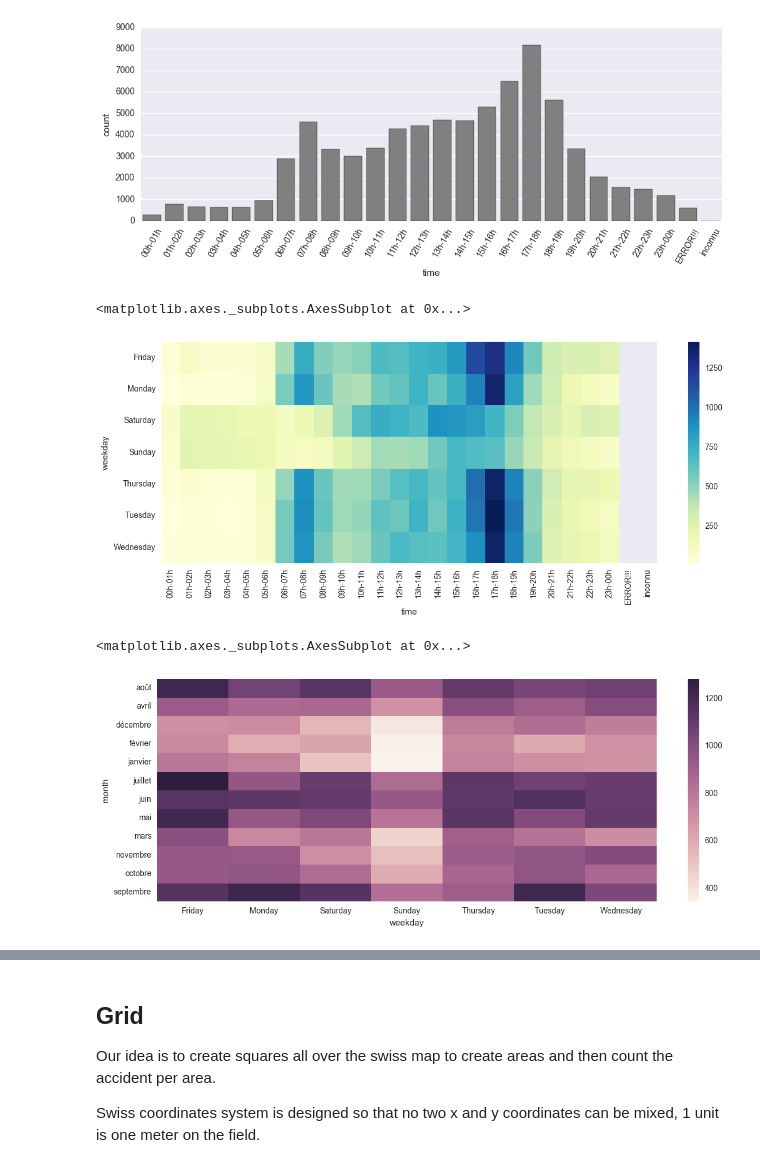
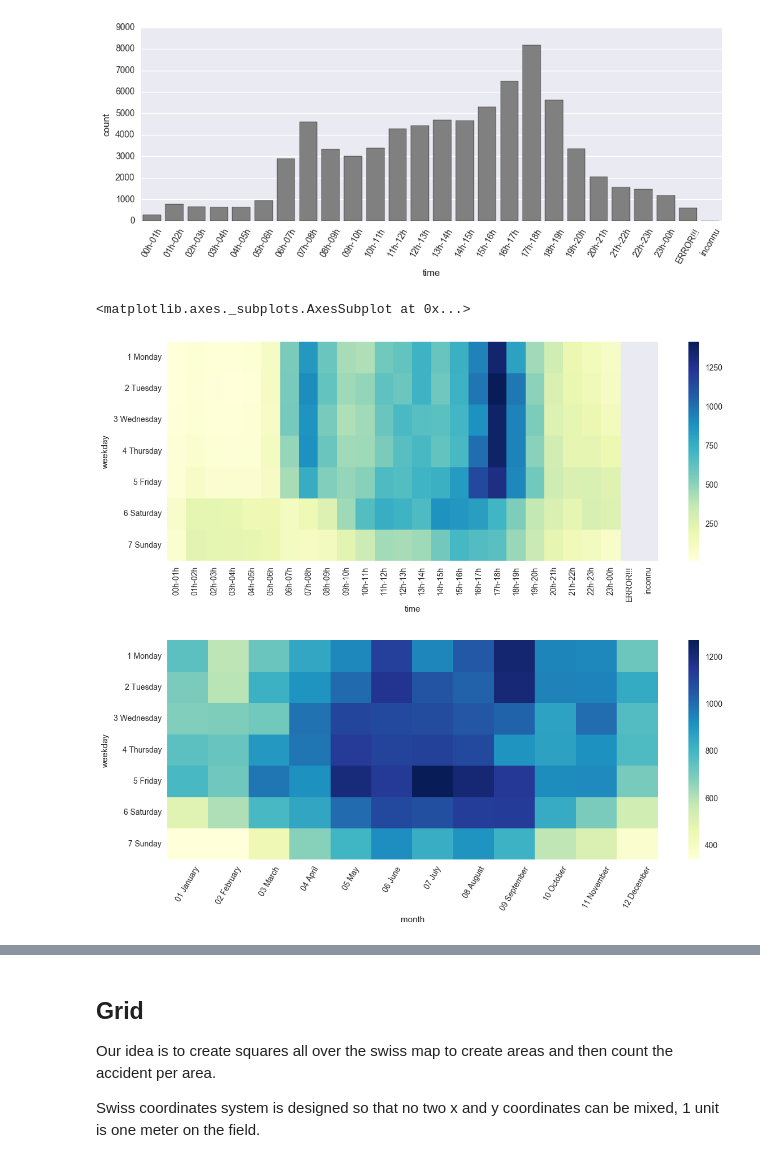
Before and after one commit to Jokau/ada-project, a Jupyter notebook: project_data_scraping.ipynb, the cells around one changed output, grey strips where cells are left out. Drawn from its saved outputs; the diff is of its cells as text; code cells hidden in the pictures.

```diff
--- a/project_data_scraping.ipynb
+++ b/project_data_scraping.ipynb
@@ -202,13 +202,13 @@ accidents_df = accidents_df.drop('layerBodId', axis=1)
 
 # Time properties
 weekdays_fr_en = {
-    'lundi': 'Monday',
-    'mardi': 'Tuesday',
-    'mercredi': 'Wednesday',
-    'jeudi': 'Thursday',
-    'vendredi': 'Friday',
-    'samedi': 'Saturday',
-    'dimanche': 'Sunday'
+    'lundi': '1 Monday',
+    'mardi': '2 Tuesday',
+    'mercredi': '3 Wednesday',
+    'jeudi': '4 Thursday',
+    'vendredi': '5 Friday',
+    'samedi': '6 Saturday',
+    'dimanche': '7 Sunday'
 }
 accidents_df.properties_accidentday_fr = accidents_df.properties_accidentday_fr.apply(lambda x: str.split(x, '/'))
 accidents_df['weekday'] = accidents_df.properties_accidentday_fr.apply(lambda x: weekdays_fr_en[x[0].strip(' ')])
@@ -217,6 +217,21 @@ accidents_df['month'] = accidents_df.properties_accidentday_fr.apply(lambda x: x
 accidents_df['year'] = accidents_df.properties_accidentyear
 accidents_df = accidents_df.drop('properties_accidentday_fr', axis=1)
 accidents_df = accidents_df.drop('properties_accidentyear', axis=1)
+months_fr_en = {
+    'janvier': '01 January',
+    'février': '02 February',
+    'mars': '03 March',
+    'avril': '04 April',
+    'mai': '05 May',
+    'juin': '06 June',
+    'juillet': '07 July',
+    'août': '08 August',
+    'septembre': '09 September',
+    'octobre': '10 October',
+    'novembre': '11 November',
+    'décembre': '12 December'
+}
+accidents_df.month = accidents_df.month.apply(lambda x: months_fr_en[x])
 
 # Accident severity
 severity_codes = {
@@ -227,7 +242,7 @@ severity_codes = {
 accidents_df.properties_severitycategorycode = accidents_df.properties_severitycategorycode.apply(lambda x: severity_codes[x])
 
 # Accident type
-accident_type = {
+type_of_accident = {
     0: 'Skidding or control loss',
     1: 'Overtaking or changing roads',
     2: 'Collision',
@@ -240,7 +255,7 @@ accident_type = {
     9: 'With animals',
     99: 'Other'
 }
-accidents_df.properties_accidenttypecode = accidents_df.properties_accidenttypecode.apply(lambda x: accident_type[x])
+accidents_df.properties_accidenttypecode = accidents_df.properties_accidenttypecode.apply(lambda x: type_of_accident[x])
 
 # Road type
 road_type = {
@@ -399,10 +414,12 @@ time_aware_accidents_df = accidents_df[(accidents_df.time != 'ERROR!!!') & (acci
 sns.heatmap(time_aware_accidents_df[['time', 'weekday']].reset_index().groupby(('weekday', 'time'), as_index=False).count().pivot('weekday', 'time', 'id'), cmap="YlGnBu")
 # %% [output]
 <matplotlib.axes._subplots.AxesSubplot at 0x...>
-[figure, old version]
+[figure, new version]
 # %%
 plt.figure(figsize=(14, 5))
-sns.heatmap(accidents_df[['weekday', 'month']].reset_index().groupby(('month', 'weekday'), as_index=False).count().pivot('month', 'weekday', 'id'))
+time_aware_accidents_df = accidents_df[(accidents_df.time != 'ERROR!!!') & (accidents_df.time != 'inconnu')]
+g = sns.heatmap(time_aware_accidents_df[['month', 'weekday']].reset_index().groupby(('weekday', 'month'), as_index=False).count().pivot('weekday', 'month', 'id'), cmap="YlGnBu")
+g.set_xticklabels(g.get_xticklabels(), rotation=60)
+plt.show()
 # %% [output]
-<matplotlib.axes._subplots.AxesSubplot at 0x...>
-[figure, old version]
+[figure, new version]
```
Also changed, not shown: parts of 17 cells of this notebook, 1 other file.
